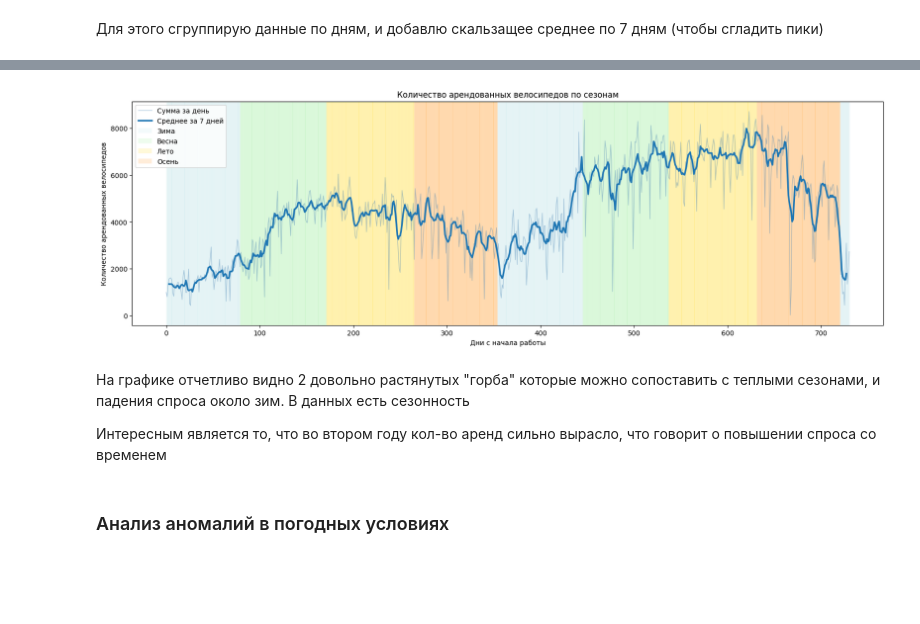
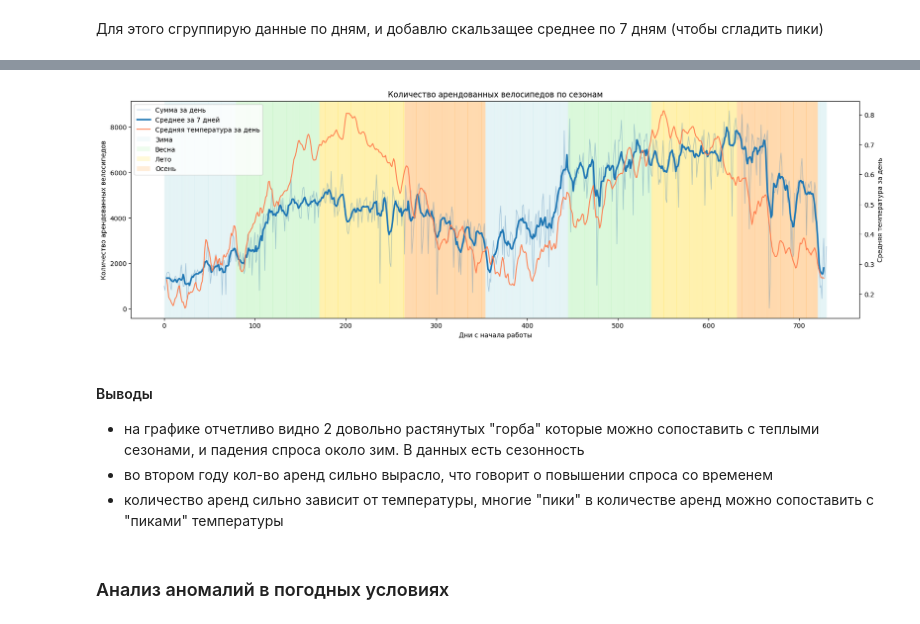
Before and after one commit to Kanogame/bikeshare, a Jupyter notebook: notebooks/01_eda.ipynb, the cells around one changed output, grey strips where cells are left out. Drawn from its saved outputs; the diff is of its cells as text; code cells hidden in the pictures; blank space fills up the shorter version.

```diff
--- a/notebooks/01_eda.ipynb
+++ b/notebooks/01_eda.ipynb
@@ -119,5 +134,0 @@ sns.histplot(data=list(raw_bikes[raw_bikes["cnt"] <= 100]["cnt"]), kde=True)
-# %%
-for i in range(0, 10):
-    print(f"Кол-во значений {i}: {len(raw_bikes[raw_bikes['cnt'] == i])}")
-
-print(f"Мода: {raw_bikes['cnt'].mode()[0]}")
@@ -145,12 +148,11 @@ print(f"Мода: {raw_bikes['cnt'].mode()[0]}")
 # %% [markdown]
 Проведу анализ распределений погодных значений
 # %%
-fig, ax = plt.subplots(2, 2)
+fig, ax = plt.subplots(2, 2, figsize=(14, 14))
 
 cols = ["temp", "atemp", "hum", "windspeed"]
 
 for i, axis in enumerate(ax.flatten()):
     sns.histplot(data=list(raw_bikes[cols[i]]), ax=axis)
-
-fig.set_size_inches(14, 14)
+    axis.set_title(f"распределение {cols[i]}")
 # %% [output]
@@ -248,17 +252,22 @@ plt.show()
 # %% [markdown]
 Для этого сгруппирую данные по дням, и добавлю скальзащее среднее по 7 дням (чтобы сгладить пики)
 # %%
-bikes_by_days = pd.DataFrame()
-bikes_by_days["cnt"] = raw_bikes["cnt"]
-bikes_by_days["season"] = raw_bikes["season"]
+bikes_by_days = raw_bikes[["cnt", "season", "temp"]].copy()
 bikes_by_days["days_since_launch"] = (
     raw_bikes["dteday"] - raw_bikes["dteday"].min()
 ).dt.days
 
 bikes_by_days = bikes_by_days.groupby("days_since_launch").agg(
-    {"cnt": "sum", "season": "first"}
+    {"cnt": "sum", "season": "first", "temp": "mean"}
 )
 
-bikes_by_days["rolling_mean_7"] = (
+bikes_by_days["cnt_rolling_mean_7"] = (
     bikes_by_days["cnt"].rolling(window=7, center=True).mean()
 )
+
+bikes_by_days["temp_rolling_mean_7"] = (
+    bikes_by_days["temp"].rolling(window=7, center=True).mean()
+)
+
+
+bikes_by_days.head()
@@ -278,40 +295,51 @@ for i in range(len(bikes_by_days) - 1):
     x_start = bikes_by_days.index[i]
     x_end = bikes_by_days.index[i + 1]
     ax.axvspan(x_start, x_end, alpha=0.15, color=color)
 
 ax.plot(
     bikes_by_days.index,
     bikes_by_days["cnt"],
     label="Сумма за день",
     alpha=0.4,
     linewidth=1,
     color="steelblue",
 )
 
 ax.plot(
     bikes_by_days.index,
-    bikes_by_days["rolling_mean_7"],
+    bikes_by_days["cnt_rolling_mean_7"],
     label="Среднее за 7 дней",
     linewidth=2.5,
+)
+
+ax_twinx = ax.twinx()
+
+ax_twinx.plot(
+    bikes_by_days.index,
+    bikes_by_days["temp_rolling_mean_7"],
+    label="Средняя температура за день",
+    color="coral",
 )
 
 season_patches = [
     Patch(facecolor=color, alpha=0.15, label=name)
     for color, name in season_colors.values()
 ]
-ax.legend(handles=ax.get_lines() + season_patches, loc="best")
+ax.legend(handles=ax.get_lines() + ax_twinx.get_lines() + season_patches, loc="best")
 
 ax.set_xlabel("Дни с начала работы")
 ax.set_ylabel("Количество арендованных велосипедов")
+ax_twinx.set_ylabel("Средняя температура за день")
 ax.set_title("Количество арендованных велосипедов по сезонам")
 
 plt.show()
 # %% [output]
-[figure, old version]
+[figure, new version]
 # %% [markdown]
-На графике отчетливо видно 2 довольно растянутых "горба" которые можно сопоставить с теплыми сезонами, и падения спроса около зим. В данных есть сезонность
-
-Интересным является то, что во втором году кол-во аренд сильно вырасло, что говорит о повышении спроса со временем
+#### Выводы
+- на графике отчетливо видно 2 довольно растянутых "горба" которые можно сопоставить с теплыми сезонами, и падения спроса около зим. В данных есть сезонность
+- во втором году кол-во аренд сильно вырасло, что говорит о повышении спроса со временем
+- количество аренд сильно зависит от температуры, многие "пики" в количестве аренд можно сопоставить с "пиками" температуры
 # %% [markdown]
 ### Анализ аномалий в погодных условиях
 # %% [markdown]
```
Also changed, not shown: parts of 15 cells of this notebook, 3 other files.
